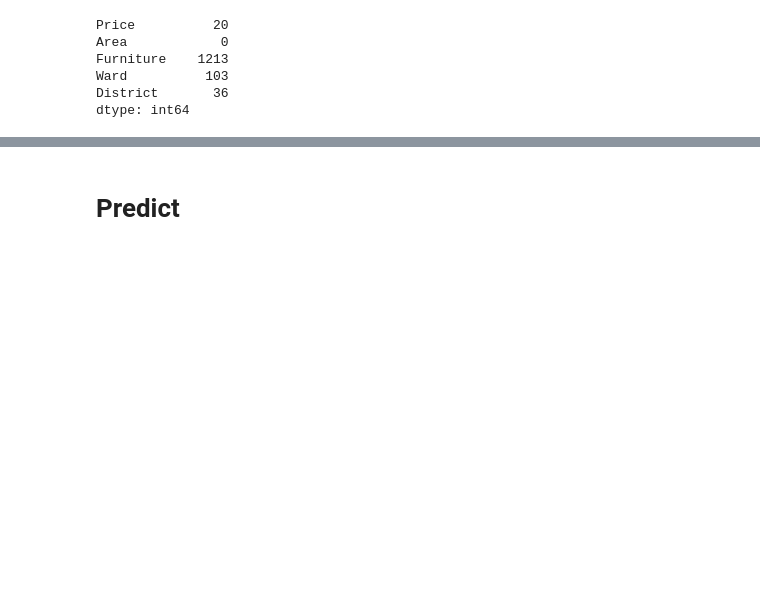
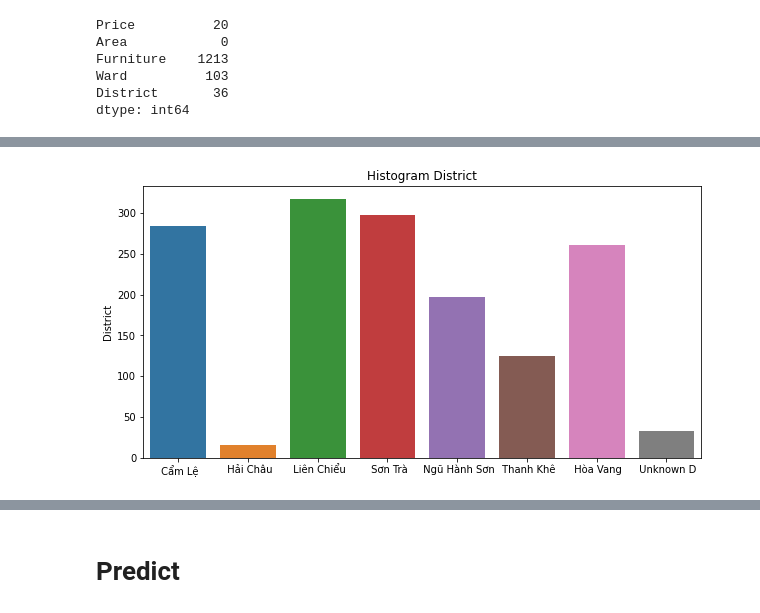
Before and after one commit to Boonichi/PredictMotelPriceinDN, a Jupyter notebook: main.ipynb, the cells around one changed output, grey strips where cells are left out. Drawn from its saved outputs; the diff is of its cells as text; code cells hidden in the pictures; blank space fills up the shorter version.

```diff
--- a/main.ipynb
+++ b/main.ipynb
@@ -72,0 +96,7 @@ dtype: int64
+# %%
+plt.figure(figsize = (10,5))
+sns.barplot(x = Dataset['District'].unique(),y = Dataset.groupby('District')['District'].count())
+plt.title("Histogram District")
+plt.show()
+# %% [output]
+[figure, added]
```
Also changed, not shown: parts of 27 cells of this notebook, 5 other files.
